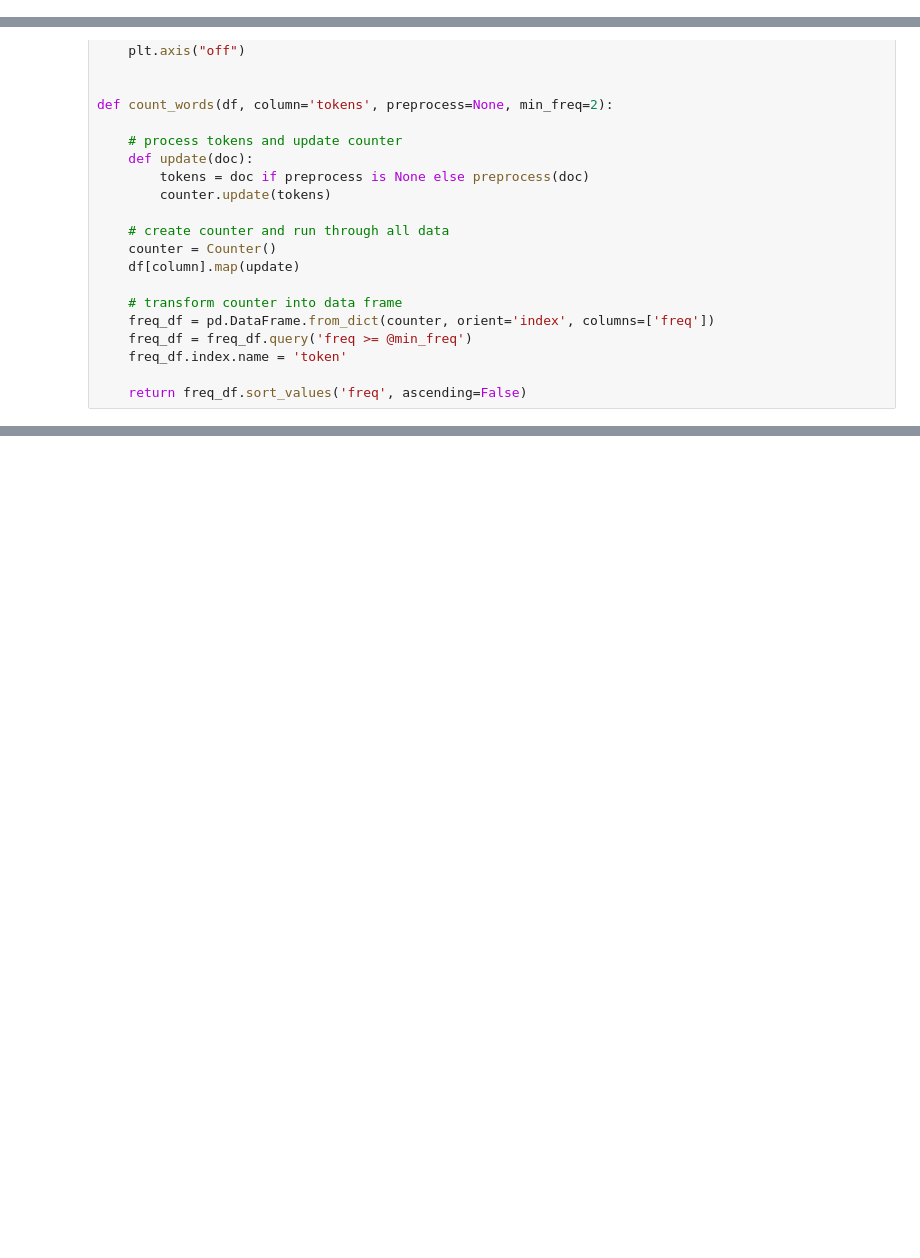
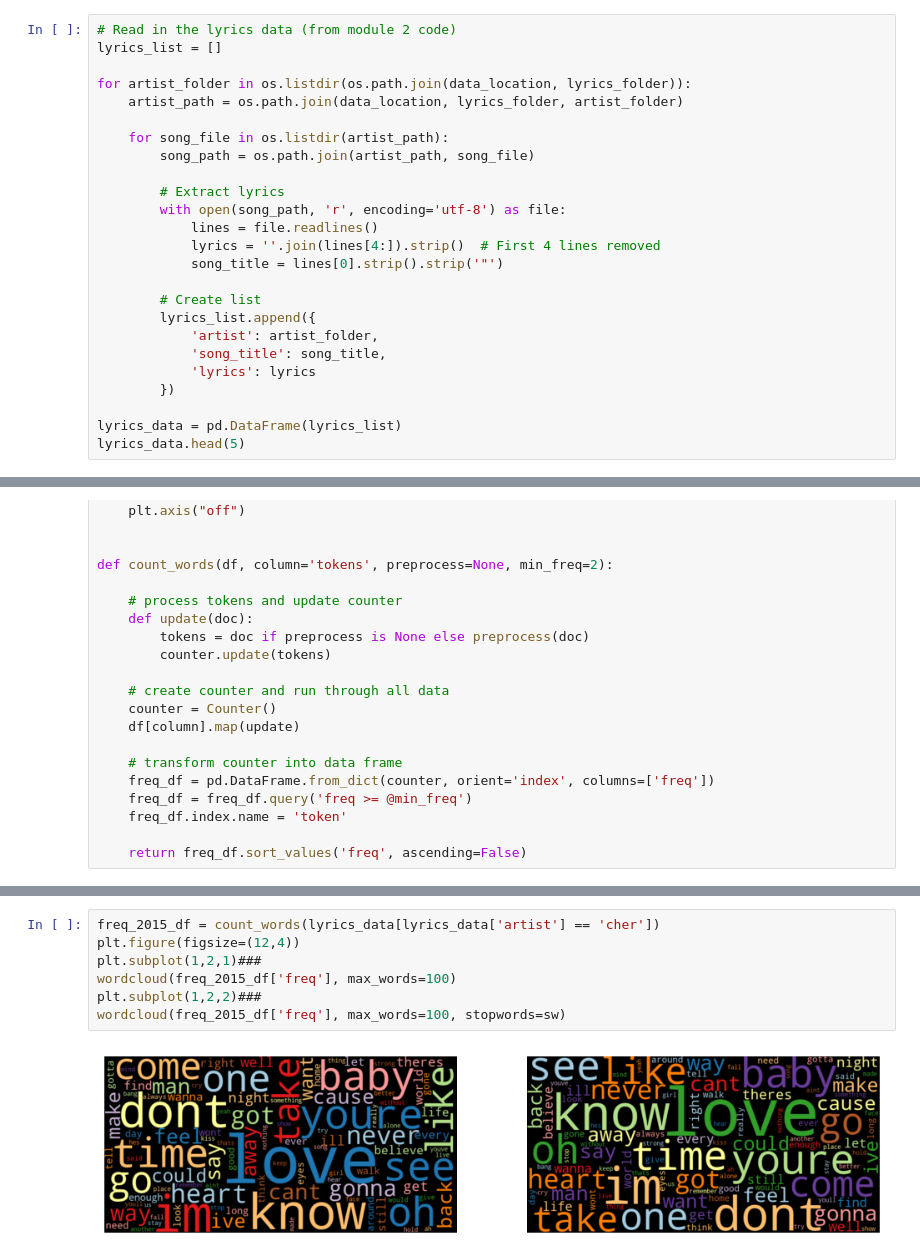
Before and after one commit to GonBla/Assign3_509_MADS, a Jupyter notebook: Group Comparison.ipynb, the cells around one changed output, grey strips where cells are left out. Drawn from its saved outputs; the diff is of its cells as text; blank space fills up the shorter version.

```diff
--- a/Group Comparison.ipynb
+++ b/Group Comparison.ipynb
@@ -187,0 +179,25 @@ for artist_folder in os.listdir(os.path.join(data_location, lyrics_folder)):
+# %%
+# Read in the lyrics data (from module 2 code)
+lyrics_list = []
+
+for artist_folder in os.listdir(os.path.join(data_location, lyrics_folder)):
+    artist_path = os.path.join(data_location, lyrics_folder, artist_folder)
+
+    for song_file in os.listdir(artist_path):
+        song_path = os.path.join(artist_path, song_file)
+
+        # Extract lyrics
+        with open(song_path, 'r', encoding='utf-8') as file:
+            lines = file.readlines()
+            lyrics = ''.join(lines[4:]).strip()  # First 4 lines removed
+            song_title = lines[0].strip().strip('"')
+
+        # Create list
+        lyrics_list.append({
+            'artist': artist_folder,
+            'song_title': song_title,
+            'lyrics': lyrics
+        })
+
+lyrics_data = pd.DataFrame(lyrics_list)
+lyrics_data.head(5)
@@ -309,0 +533,9 @@ def count_words(df, column='tokens', preprocess=None, min_freq=2):
+# %%
+freq_2015_df = count_words(lyrics_data[lyrics_data['artist'] == 'cher'])
+plt.figure(figsize=(12,4))
+plt.subplot(1,2,1)###
+wordcloud(freq_2015_df['freq'], max_words=100)
+plt.subplot(1,2,2)###
+wordcloud(freq_2015_df['freq'], max_words=100, stopwords=sw)
+# %% [output]
+[figure, added]
```
Also changed, not shown: parts of 26 cells of this notebook.
